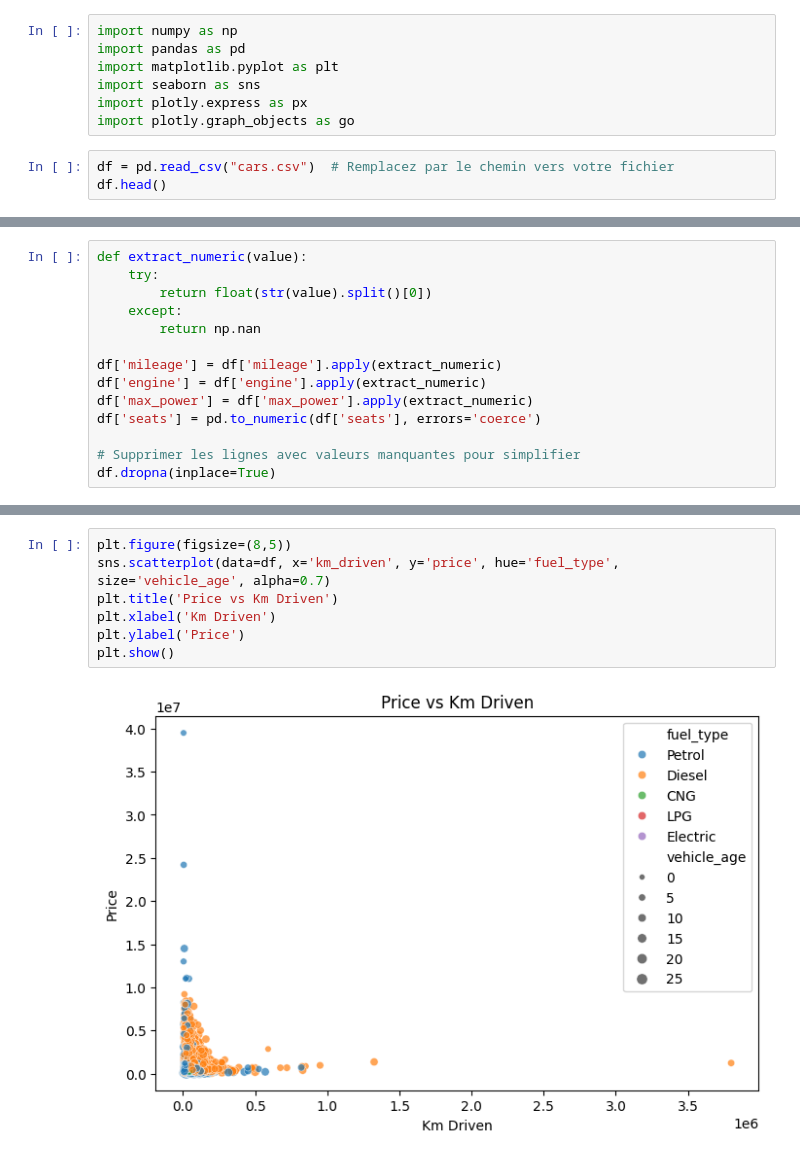
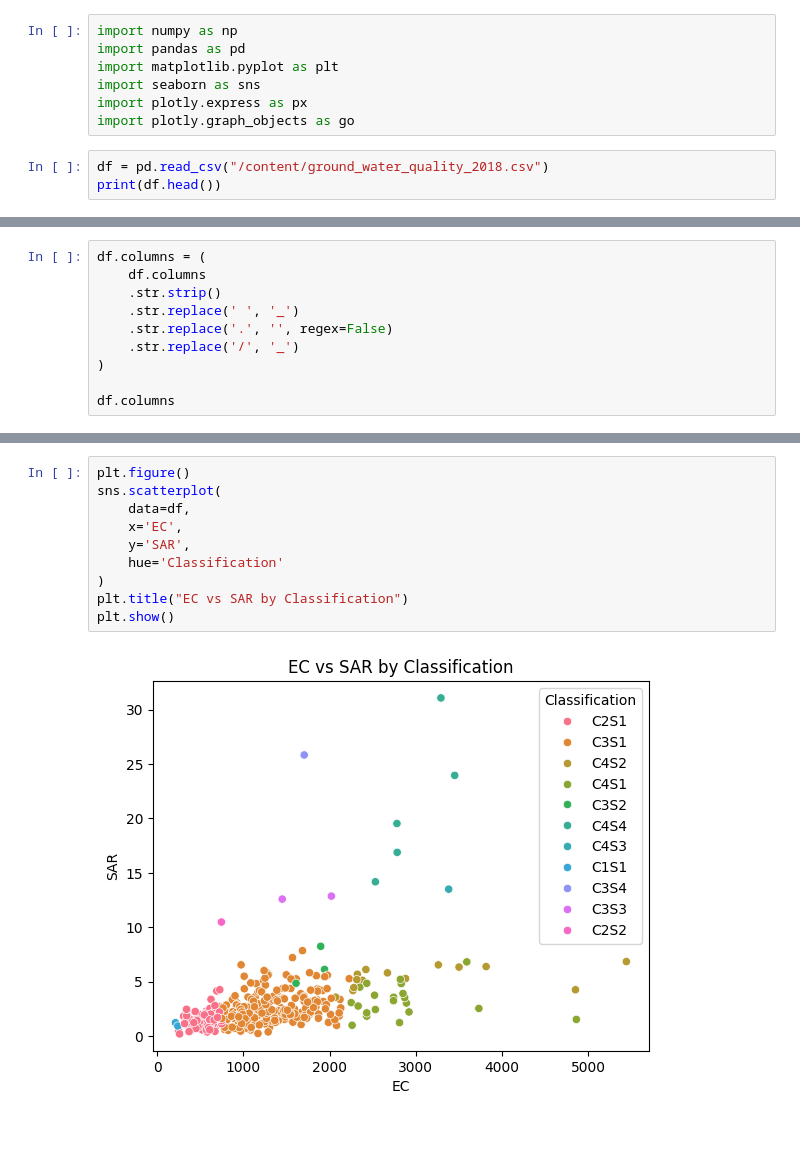
Before and after one commit to keirabasma/Formation-IA, a Jupyter notebook: CHERADI_Yasmine_workshop1.ipynb, the cells around one changed output, grey strips where cells are left out. Saved outputs shown, nothing was run; the diff lists cells and outputs as text; blank space fills up the shorter version.

```diff
--- a/CHERADI_Yasmine_workshop1.ipynb
+++ b/CHERADI_Yasmine_workshop1.ipynb
@@ -236,6 +236,6 @@ import seaborn as sns
 import plotly.express as px
 import plotly.graph_objects as go
 # %%
-df = pd.read_csv("cars.csv")  # Remplacez par le chemin vers votre fichier
-df.head()
+df = pd.read_csv("/content/ground_water_quality_2018.csv")
+print(df.head())
 # %% [output]
@@ -286,14 +312,10 @@ dtype: int64
-# %%
-def extract_numeric(value):
-    try:
-        return float(str(value).split()[0])
-    except:
-        return np.nan
-
-df['mileage'] = df['mileage'].apply(extract_numeric)
-df['engine'] = df['engine'].apply(extract_numeric)
-df['max_power'] = df['max_power'].apply(extract_numeric)
-df['seats'] = pd.to_numeric(df['seats'], errors='coerce')
-
-# Supprimer les lignes avec valeurs manquantes pour simplifier
-df.dropna(inplace=True)
+# %%
+df.columns = (
+    df.columns
+    .str.strip()
+    .str.replace(' ', '_')
+    .str.replace('.', '', regex=False)
+    .str.replace('/', '_')
+)
+
+df.columns
@@ -300,9 +357,12 @@ df.dropna(inplace=True)
 # %%
-plt.figure(figsize=(8,5))
-sns.scatterplot(data=df, x='km_driven', y='price', hue='fuel_type', size='vehicle_age', alpha=0.7)
-plt.title('Price vs Km Driven')
-plt.xlabel('Km Driven')
-plt.ylabel('Price')
+plt.figure()
+sns.scatterplot(
+    data=df,
+    x='EC',
+    y='SAR',
+    hue='Classification'
+)
+plt.title("EC vs SAR by Classification")
 plt.show()
 # %% [output]
-[figure, old version]
+[figure, new version]
```
Also changed, not shown: parts of 22 cells of this notebook.
